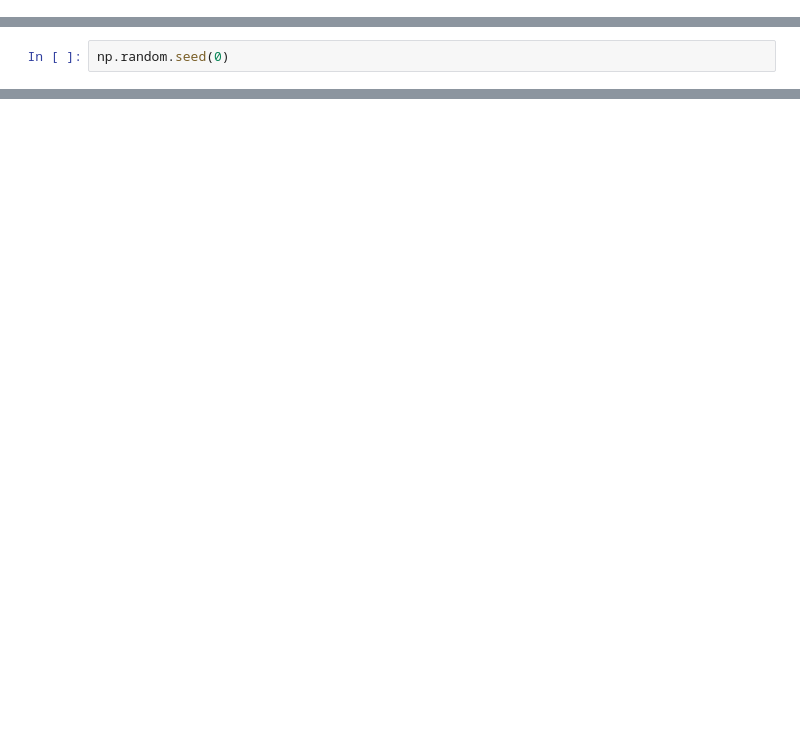
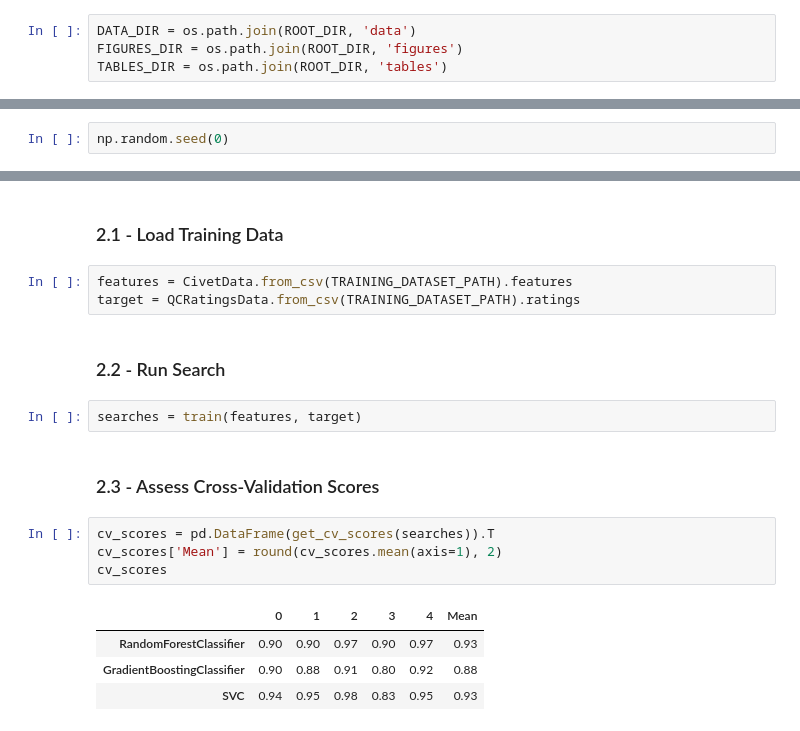
Before and after one commit to joshunrau/civetqc, a Jupyter notebook: notebooks/analysis.ipynb, the cells around one changed output, grey strips where cells are left out. Saved outputs shown, nothing was run; the diff lists cells and outputs as text; blank space fills up the shorter version.

```diff
--- a/notebooks/analysis.ipynb
+++ b/notebooks/analysis.ipynb
@@ -23 +26,5 @@ from civetqc.model import Model
+# %%
+DATA_DIR = os.path.join(ROOT_DIR, 'data')
+FIGURES_DIR = os.path.join(ROOT_DIR, 'figures')
+TABLES_DIR = os.path.join(ROOT_DIR, 'tables')
 # %%
@@ -153,0 +39,20 @@ round(roc_auc_score(testing_data.target, predicted), 2)
+# %% [markdown]
+### 2.1 - Load Training Data
+# %%
+features = CivetData.from_csv(TRAINING_DATASET_PATH).features
+target = QCRatingsData.from_csv(TRAINING_DATASET_PATH).ratings
+# %% [markdown]
+### 2.2 - Run Search
+# %%
+searches = train(features, target)
+# %% [markdown]
+### 2.3 - Assess Cross-Validation Scores
+# %%
+cv_scores = pd.DataFrame(get_cv_scores(searches)).T
+cv_scores['Mean'] = round(cv_scores.mean(axis=1), 2)
+cv_scores
+# %% [output]
+|  | 0 | 1 | 2 | 3 | 4 | Mean |
+| RandomForestClassifier | 0.90 | 0.90 | 0.97 | 0.90 | 0.97 | 0.93 |
+| GradientBoostingClassifier | 0.90 | 0.88 | 0.91 | 0.80 | 0.92 | 0.88 |
+| SVC | 0.94 | 0.95 | 0.98 | 0.83 | 0.95 | 0.93 |
```
Also changed, not shown: parts of 51 cells of this notebook, 7 other files.
